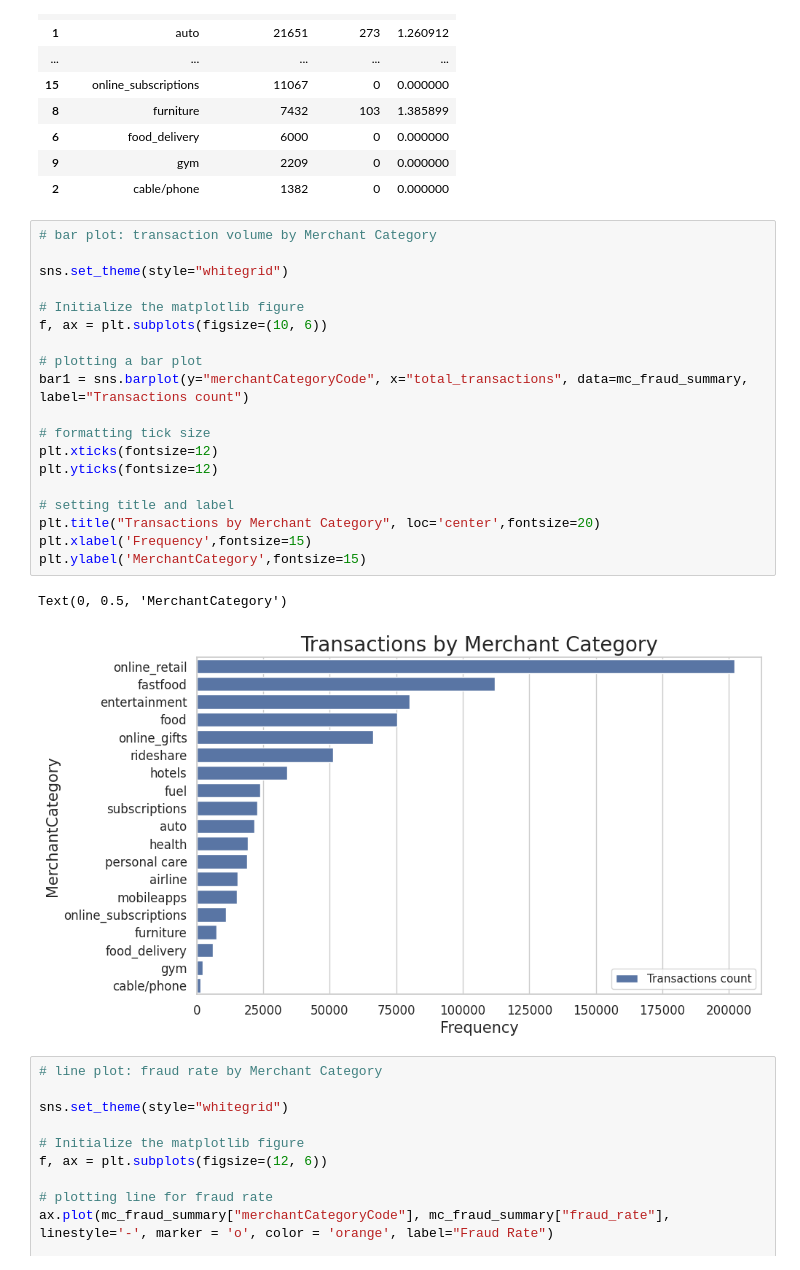
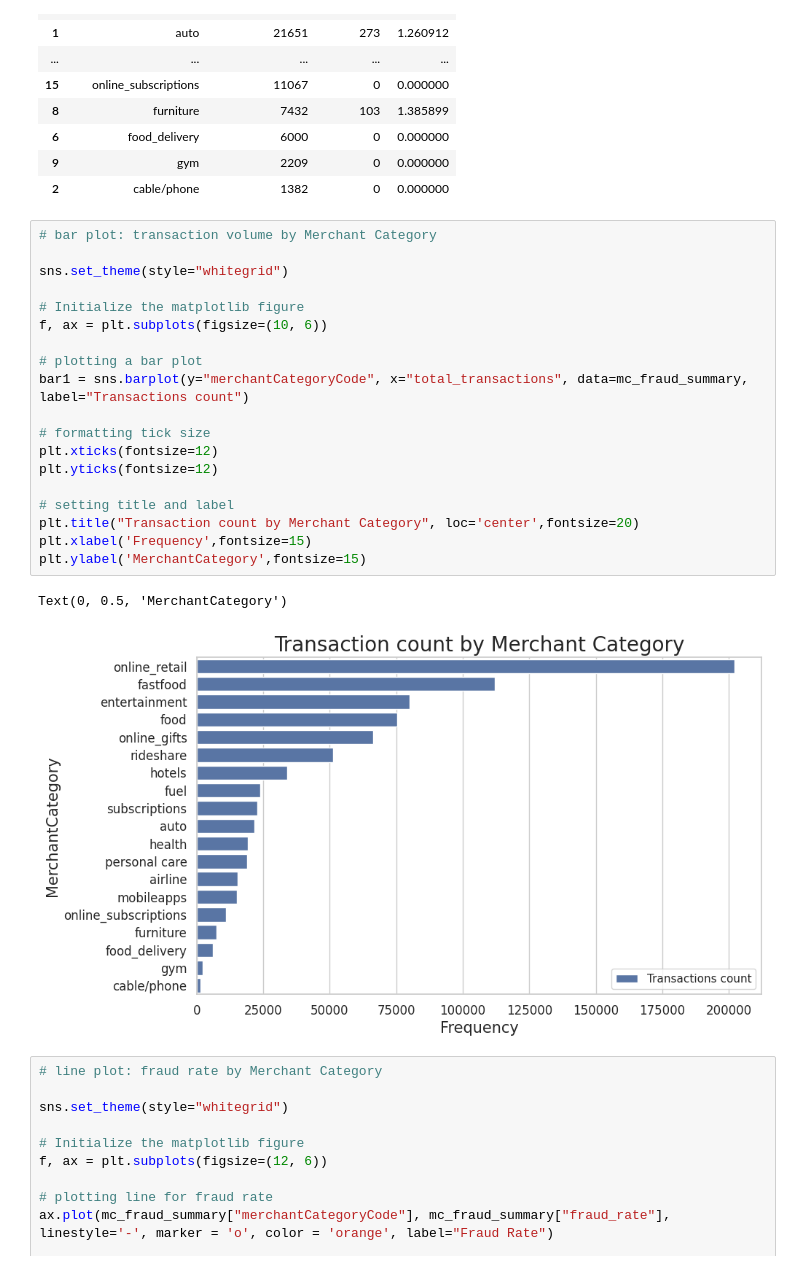
Before and after one commit to KGuruPrasad94/DS_challenge_C1, a Jupyter notebook: DS_challenge_final.ipynb, the cells around one changed output. Saved outputs shown, nothing was run; the diff lists cells and outputs as text.

```diff
--- a/DS_challenge_final.ipynb
+++ b/DS_challenge_final.ipynb
@@ -390,25 +383,25 @@ mc_fraud_summary
 # %%
 # bar plot: transaction volume by Merchant Category
 
 sns.set_theme(style="whitegrid")
 
 # Initialize the matplotlib figure
 f, ax = plt.subplots(figsize=(10, 6))
 
 # plotting a bar plot
 bar1 = sns.barplot(y="merchantCategoryCode", x="total_transactions", data=mc_fraud_summary, label="Transactions count")
 
 # formatting tick size
 plt.xticks(fontsize=12)
 plt.yticks(fontsize=12)
 
 # setting title and label
-plt.title("Transactions by Merchant Category", loc='center',fontsize=20)
+plt.title("Transaction count by Merchant Category", loc='center',fontsize=20)
 plt.xlabel('Frequency',fontsize=15)
 plt.ylabel('MerchantCategory',fontsize=15)
 # %% [output]
 Text(0, 0.5, 'MerchantCategory')
-[figure, old version]
+[figure, new version]
 # %%
 # line plot: fraud rate by Merchant Category
 
```
Also changed, not shown: parts of 47 cells of this notebook.
